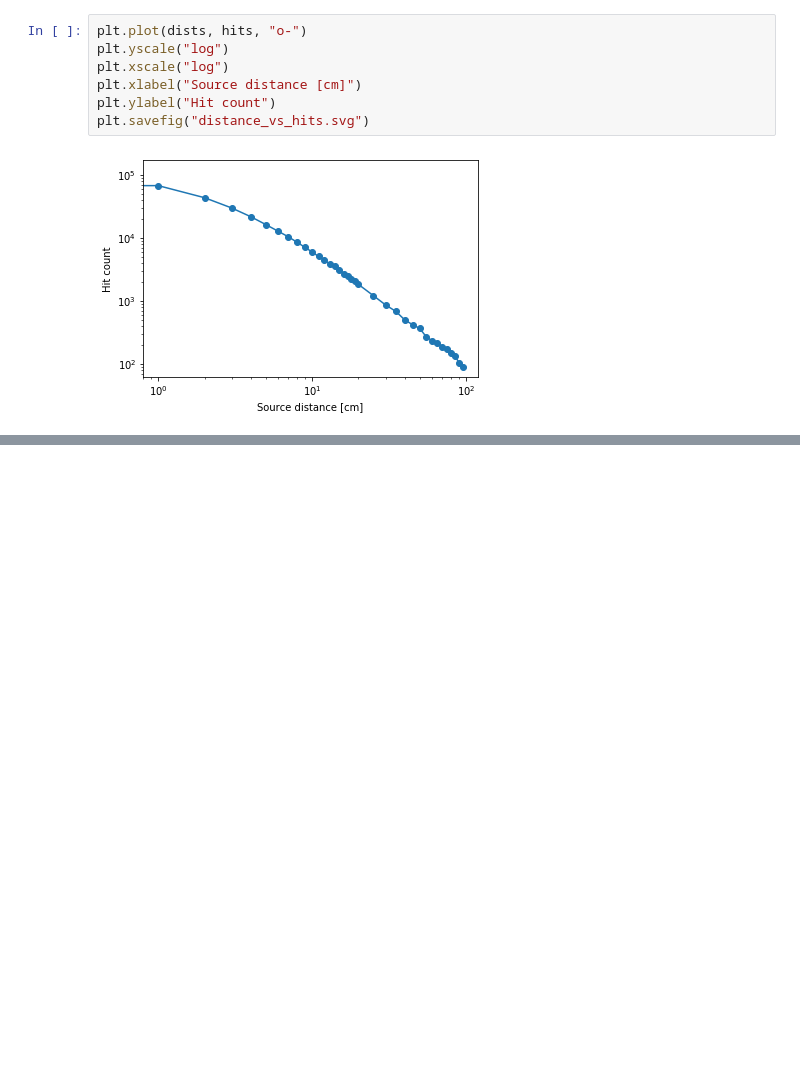
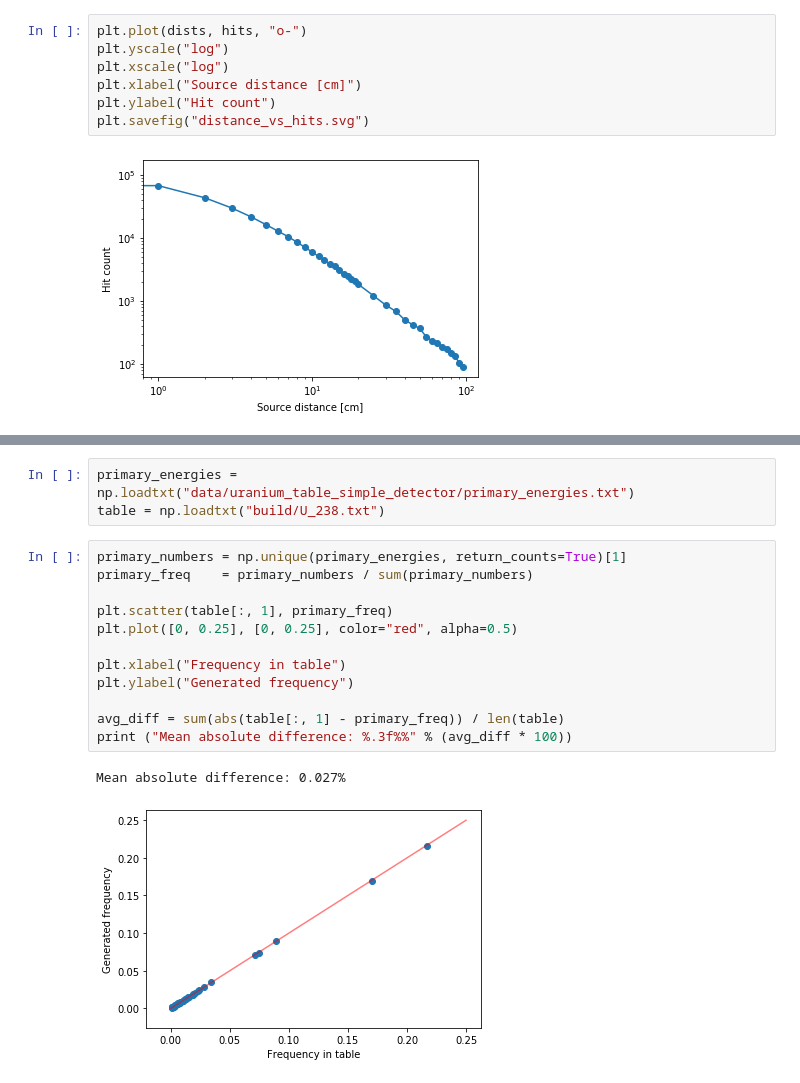
Before and after one commit to Balazzs/HPGECalorimeter, a Jupyter notebook: Analysis.ipynb, the cells around one changed output, grey strips where cells are left out. Drawn from its saved outputs; the diff is of its cells as text; blank space fills up the shorter version.

```diff
--- a/Analysis.ipynb
+++ b/Analysis.ipynb
@@ -247,0 +256,18 @@ plt.savefig("distance_vs_hits.svg")
+# %%
+primary_energies = np.loadtxt("data/uranium_table_simple_detector/primary_energies.txt")
+table = np.loadtxt("build/U_238.txt")
+# %%
+primary_numbers = np.unique(primary_energies, return_counts=True)[1]
+primary_freq    = primary_numbers / sum(primary_numbers)
+
+plt.scatter(table[:, 1], primary_freq)
+plt.plot([0, 0.25], [0, 0.25], color="red", alpha=0.5)
+
+plt.xlabel("Frequency in table")
+plt.ylabel("Generated frequency")
+
+avg_diff = sum(abs(table[:, 1] - primary_freq)) / len(table)
+print ("Mean absolute difference: %.3f%%" % (avg_diff * 100))
+# %% [output]
+Mean absolute difference: 0.027%
+[figure, added]
```
Also changed, not shown: parts of 5 cells of this notebook, 11 other files.
